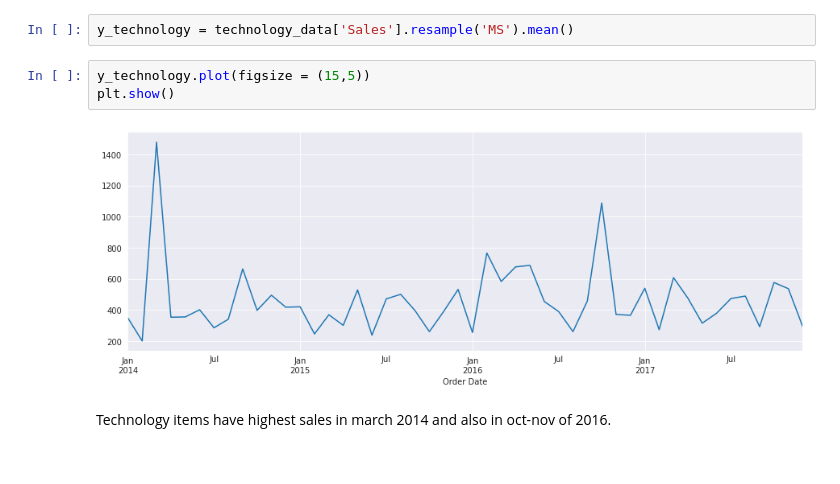
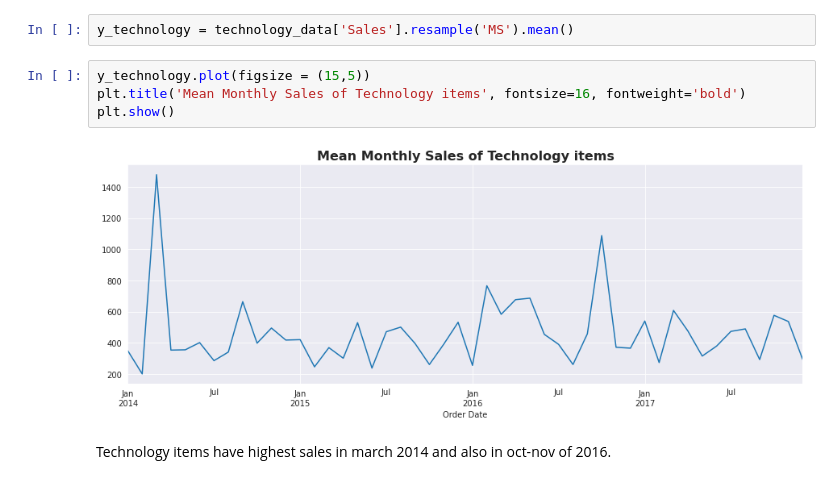
Before and after one commit to Sruthyb/RIO-125-TCS-iON, a Jupyter notebook: TCS_internship.ipynb, the cells around one changed output. Cells and saved outputs as stored; diff of their text form.

```diff
--- a/TCS_internship.ipynb
+++ b/TCS_internship.ipynb
@@ -441,9 +456,10 @@ technology_data.index.min(), technology_data.index.max()
 y_technology = technology_data['Sales'].resample('MS').mean()
 # %%
 y_technology.plot(figsize = (15,5))
+plt.title('Mean Monthly Sales of Technology items', fontsize=16, fontweight='bold')
 plt.show()
 # %% [output]
-[figure, old version]
+[figure, new version]
 # %% [markdown]
 Technology items have highest sales in march 2014 and also in oct-nov of 2016.
 # %%
```
Also changed, not shown: parts of 46 cells of this notebook.
